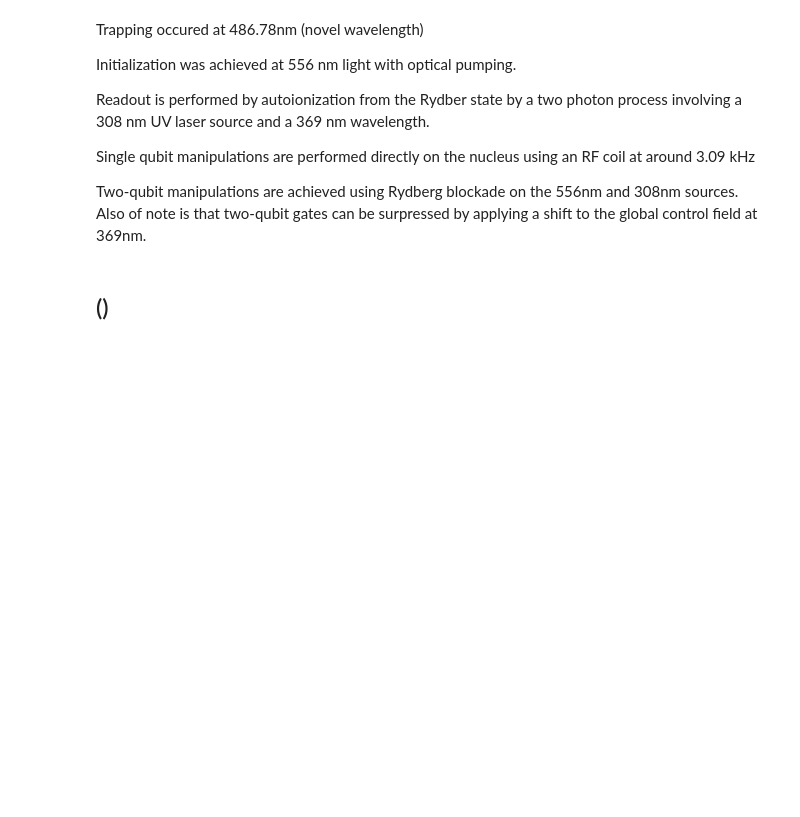
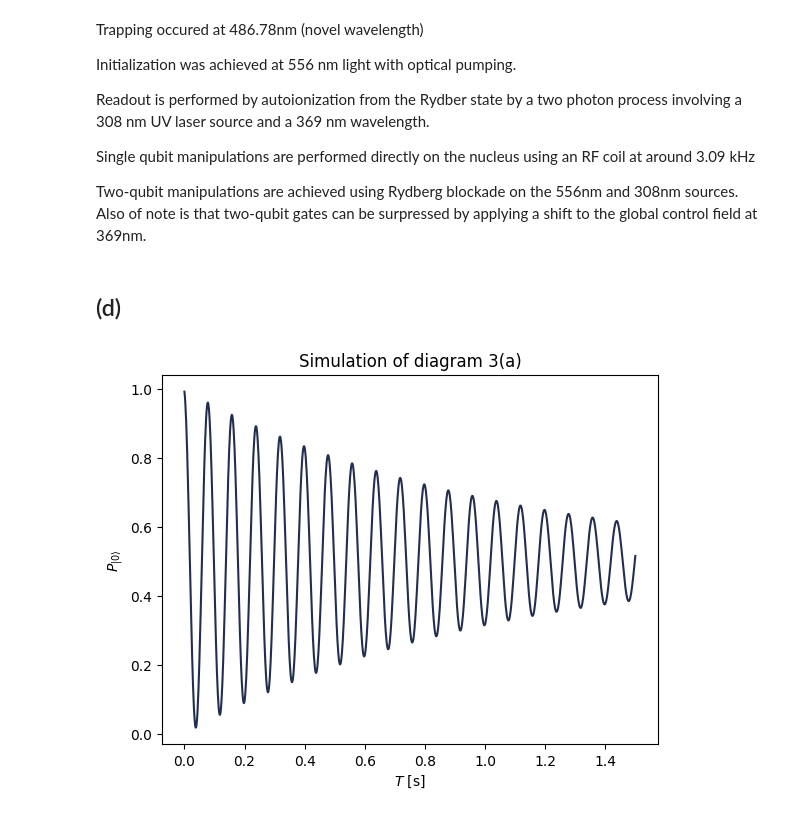
Before and after one commit to tsole0/QPROC, a Jupyter notebook: pset6.ipynb, the cells around one changed output. Saved outputs shown, nothing was run; the diff lists cells and outputs as text; code cells hidden in the pictures; blank space fills up the shorter version.

```diff
--- a/pset6.ipynb
+++ b/pset6.ipynb
@@ -3,7 +3,17 @@ import qutip as qt
 import numpy as np
 import matplotlib.pyplot as plt
 
-from qutip import sigmax, sigmay, sigmaz, basis, sesolve, mesolve, Qobj, propagator
+from qutip import sigmax, sigmay, sigmaz, basis, sesolve, mesolve, Qobj, propagator, expect, tensor
+from tqdm import tqdm
+
+# nice colors for plots
+colors = [
+    '#222E50',
+    '#8D99AE',
+    '#E9D985',
+    '#FF6B6C',
+    '#285238',
+]
 # %% [markdown]
 # 6-1
 ## (a)
@@ -28,4 +38,4 @@ Single qubit manipulations are performed directly on the nucleus using an RF coi
 
 Two-qubit manipulations are achieved using Rydberg blockade on the 556nm and 308nm sources. Also of note is that two-qubit gates can be surpressed by applying a shift to the global control field at 369nm.
 # %% [markdown]
-## ()
+## (d)
@@ -31,0 +83,9 @@ Two-qubit manipulations are achieved using Rydberg blockade on the 556nm and 308
+# %%
+# plot
+plt.title("Simulation of diagram 3(a)")
+plt.plot(T, P0_list, color=colors[0])
+plt.xlabel("$T$ [s]")
+plt.ylabel(r"$P_{|0\rangle}$")
+plt.show()
+# %% [output]
+[figure, added]
```
Also changed, not shown: parts of 16 cells of this notebook.
